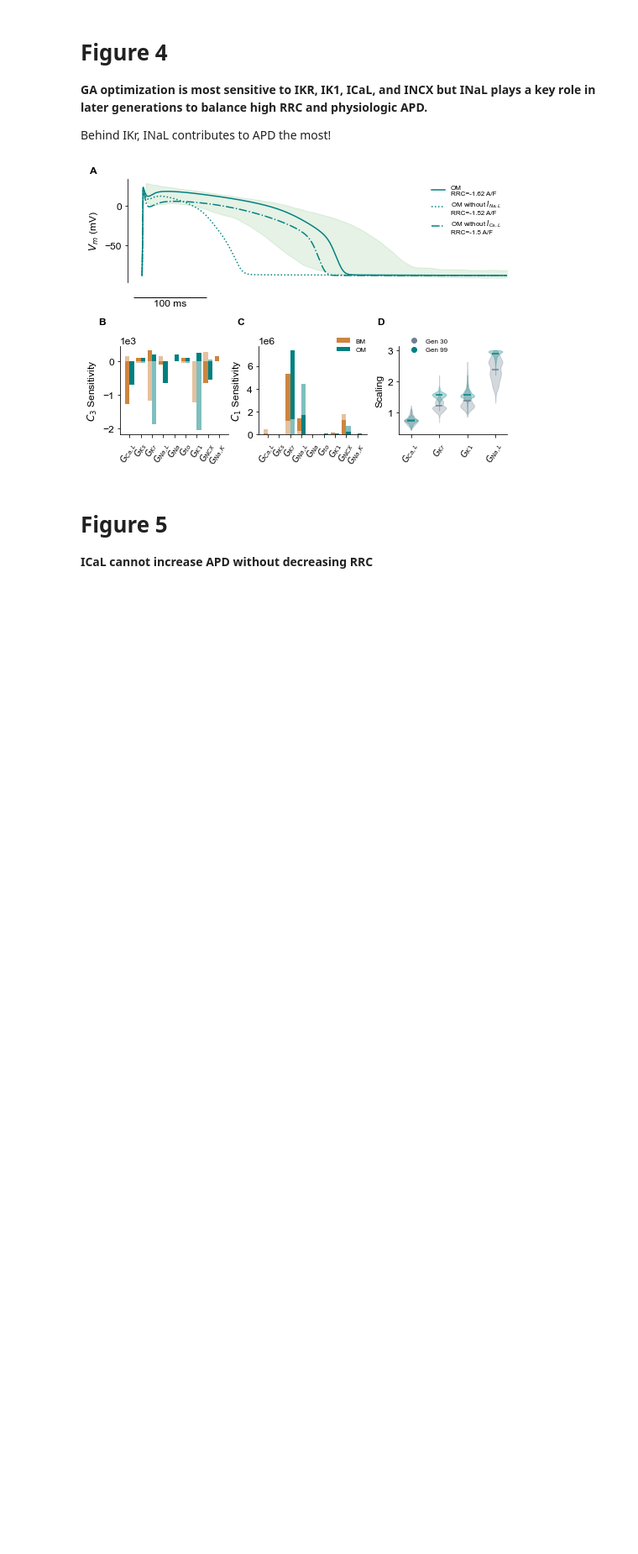
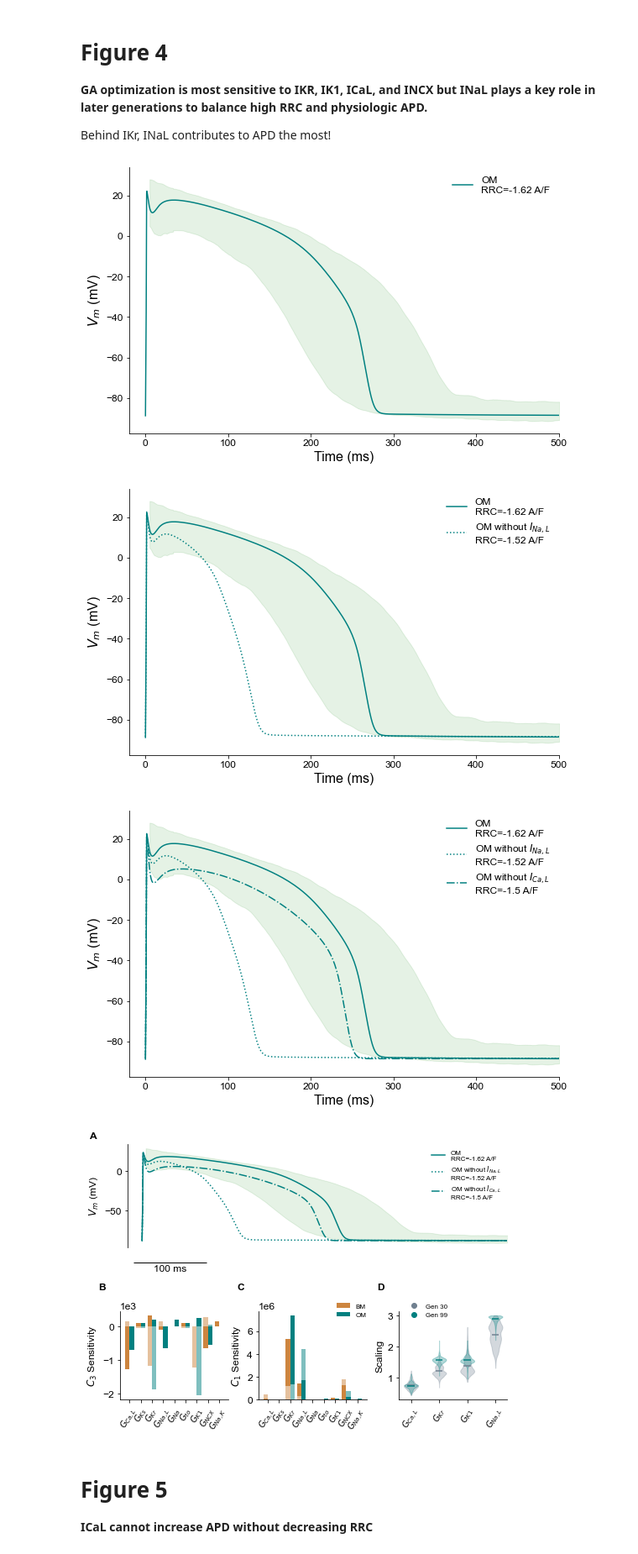
Before and after one commit to Christini-Lab/rrc-conductance-profile, a Jupyter notebook: reproduce_figures.ipynb, the cells around one changed output. Shown at 84% size. Cells and saved outputs as stored; diff of their text form; code cells hidden in the pictures; blank space fills up the shorter version.

```diff
--- a/reproduce_figures.ipynb
+++ b/reproduce_figures.ipynb
@@ -367,6 +379,60 @@ plt.savefig(figures_path+'fig3.png', trasparent=True, dpi = 600)
 **GA optimization is most sensitive to IKR, IK1, ICaL, and INCX but INaL plays a key role in later generations to balance high RRC and physiologic APD.**
 
 Behind IKr, INaL contributes to APD the most!
+# %%
+fig, axs1 = plt.subplots(figsize=(8,5))
+##########################################################################
+# A) AP TRACES
+t, v_10, v_90 = get_torord_phys_data(data_path)
+axs1.fill_between(t, v_10, v_90, color='green', alpha = 0.1)
+axs1.plot(cond_data['OM']['data'][0]['t_rrc'], cond_data['OM']['data'][0]['v_rrc'], label = 'OM\nRRC=-'+str(round(cond_data['OM']['RRC']*10,2))+ ' A/F', color ='teal')
+#axs1.plot(cond_data['OM1']['data'][0]['t_rrc'], cond_data['OM1']['data'][0]['v_rrc'], label = 'OM without $I_{Na,L}$\nRRC=-'+str(round(cond_data['OM1']['RRC']*10,2))+ ' A/F', linestyle = 'dotted', color ='teal')
+#axs1.plot(cond_data['OM3']['data'][0]['t_rrc'], cond_data['OM3']['data'][0]['v_rrc'], label = 'OM without $I_{Ca,L}$\nRRC=-'+str(round(cond_data['OM3']['RRC']*10,2))+ ' A/F', linestyle = 'dashdot', color ='teal')
+axs1.set_xlim([-20, 500])
+axs1.legend(frameon = False, fontsize = 12)
+axs1.set_ylabel('$V_m$ (mV)', fontsize = 16)
+axs1.set_xlabel('Time (ms)', fontsize = 16)
+
+plt.savefig('C:/Users/Kristin/Desktop/retreat_figs/fig0.png', dpi = 300, trasparent=True)
+
+
+
+fig, axs1 = plt.subplots(figsize=(8,5))
+##########################################################################
+# A) AP TRACES
+t, v_10, v_90 = get_torord_phys_data(data_path)
+axs1.fill_between(t, v_10, v_90, color='green', alpha = 0.1)
+axs1.plot(cond_data['OM']['data'][0]['t_rrc'], cond_data['OM']['data'][0]['v_rrc'], label = 'OM\nRRC=-'+str(round(cond_data['OM']['RRC']*10,2))+ ' A/F', color ='teal')
+axs1.plot(cond_data['OM1']['data'][0]['t_rrc'], cond_data['OM1']['data'][0]['v_rrc'], label = 'OM without $I_{Na,L}$\nRRC=-'+str(round(cond_data['OM1']['RRC']*10,2))+ ' A/F', linestyle = 'dotted', color ='teal')
+#axs1.plot(cond_data['OM3']['data'][0]['t_rrc'], cond_data['OM3']['data'][0]['v_rrc'], label = 'OM without $I_{Ca,L}$\nRRC=-'+str(round(cond_data['OM3']['RRC']*10,2))+ ' A/F', linestyle = 'dashdot', color ='teal')
+axs1.set_xlim([-20, 500])
+axs1.legend(frameon = False, fontsize = 12)
+axs1.set_ylabel('$V_m$ (mV)', fontsize = 16)
+axs1.set_xlabel('Time (ms)', fontsize = 16)
+
+plt.savefig('C:/Users/Kristin/Desktop/retreat_figs/fig1.png', dpi = 300, trasparent=True)
+
+
+
+
+fig, axs1 = plt.subplots(figsize=(8,5))
+##########################################################################
+# A) AP TRACES
+t, v_10, v_90 = get_torord_phys_data(data_path)
+axs1.fill_between(t, v_10, v_90, color='green', alpha = 0.1)
+axs1.plot(cond_data['OM']['data'][0]['t_rrc'], cond_data['OM']['data'][0]['v_rrc'], label = 'OM\nRRC=-'+str(round(cond_data['OM']['RRC']*10,2))+ ' A/F', color ='teal')
+axs1.plot(cond_data['OM1']['data'][0]['t_rrc'], cond_data['OM1']['data'][0]['v_rrc'], label = 'OM without $I_{Na,L}$\nRRC=-'+str(round(cond_data['OM1']['RRC']*10,2))+ ' A/F', linestyle = 'dotted', color ='teal')
+axs1.plot(cond_data['OM3']['data'][0]['t_rrc'], cond_data['OM3']['data'][0]['v_rrc'], label = 'OM without $I_{Ca,L}$\nRRC=-'+str(round(cond_data['OM3']['RRC']*10,2))+ ' A/F', linestyle = 'dashdot', color ='teal')
+axs1.set_xlim([-20, 500])
+axs1.legend(frameon = False, fontsize = 12)
+axs1.set_ylabel('$V_m$ (mV)', fontsize = 16)
+axs1.set_xlabel('Time (ms)', fontsize = 16)
+
+plt.savefig('C:/Users/Kristin/Desktop/retreat_figs/fig2.png', dpi = 300, trasparent=True)
+# %% [output]
+[figure, added]
+[figure, added]
+[figure, added]
 # %%
 # SET UP FIGURE
 fig = plt.figure(figsize = (7, 5))
```
Also changed, not shown: parts of 2 cells of this notebook, 2 other files.
